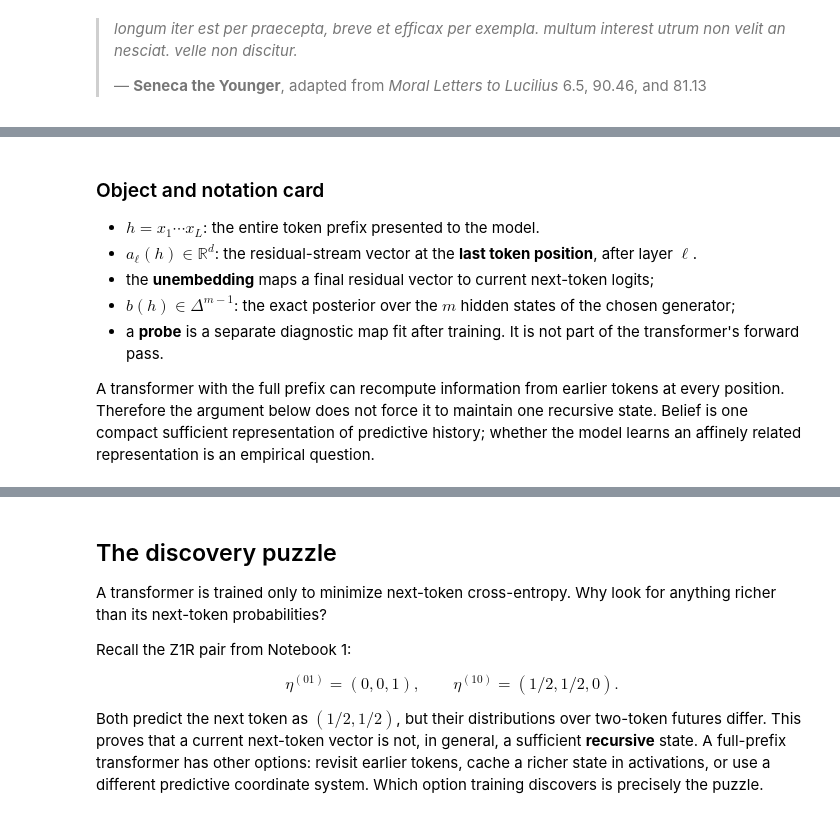
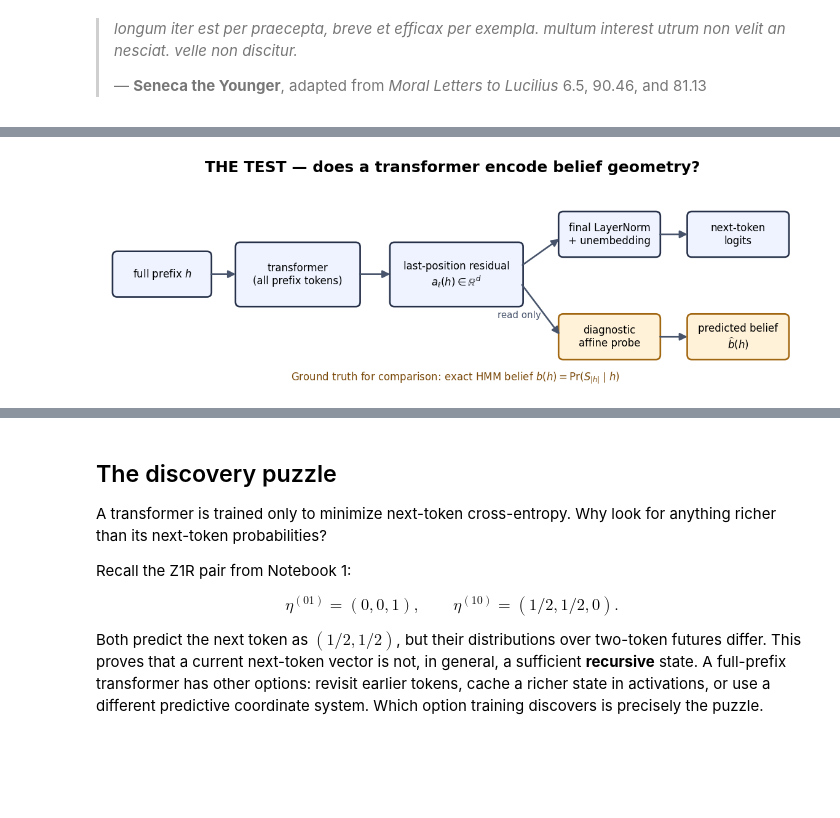
Before and after one commit to CharlesR-W/IliadIntensiveCompMechDay, a Jupyter notebook: notebooks/02_transformer_belief_geometry_solutions.ipynb, the cells around one changed output, grey strips where cells are left out. Cells and saved outputs as stored; diff of their text form; code cells hidden in the pictures; blank space fills up the shorter version.

```diff
--- a/notebooks/02_transformer_belief_geometry_solutions.ipynb
+++ b/notebooks/02_transformer_belief_geometry_solutions.ipynb
@@ -100,18 +42,61 @@ plt.show()
-# %% [markdown]
-### Object and notation card
-
-- $h=x_1\cdots x_L$: the entire token prefix presented to the model.
-- $a_\ell(h)\in\mathbb R^d$: the residual-stream vector at the
-  **last token position**, after layer $\ell$.
-- the **unembedding** maps a final residual vector to current
-  next-token logits;
-- $b(h)\in\Delta^{m-1}$: the exact posterior over the $m$ hidden
-  states of the chosen generator;
-- a **probe** is a separate diagnostic map fit after training. It is
-  not part of the transformer's forward pass.
-
-A transformer with the full prefix can recompute information from
-earlier tokens at every position. Therefore the argument below does
-not force it to maintain one recursive state. Belief is one compact
-sufficient representation of predictive history; whether the model
-learns an affinely related representation is an empirical question.
+# %%
+# ORIENTATION VISUAL — the objects used in this notebook.
+import numpy as np
+import matplotlib.pyplot as plt
+from matplotlib.patches import FancyBboxPatch, FancyArrowPatch
+
+fig, ax = plt.subplots(figsize=(12.2, 3.6))
+ax.set(xlim=(0, 12.2), ylim=(0, 3.6))
+ax.axis("off")
+
+def box(x, y, w, h, text, color="#eef3ff", edge="#27324a"):
+    ax.add_patch(FancyBboxPatch(
+        (x, y), w, h, boxstyle="round,pad=.04,rounding_size=.08",
+        fc=color, ec=edge, lw=1.6,
+    ))
+    ax.text(x+w/2, y+h/2, text, ha="center", va="center",
+            fontsize=10)
+
+def arrow(x1, y1, x2, y2, label=""):
+    ax.add_patch(FancyArrowPatch(
+        (x1, y1), (x2, y2), arrowstyle="-|>",
+        mutation_scale=15, lw=1.6, color="#47546b",
+    ))
+    if label:
+        ax.text((x1+x2)/2, (y1+y2)/2-.14, label,
+                ha="right", fontsize=9, color="#47546b")
+
+box(.2, 1.55, 1.65, .72, r"full prefix $h$")
+box(2.35, 1.38, 2.1, 1.05,
+    "transformer\n(all prefix tokens)")
+box(5.05, 1.38, 2.25, 1.05,
+    r"last-position residual"+"\n"+r"$a_\ell(h)\in\mathbb{R}^d$")
+box(8.0, 2.25, 1.7, .72, "final LayerNorm\n+ unembedding")
+box(10.25, 2.25, 1.7, .72,
+    "next-token\nlogits")
+box(8.0, .45, 1.7, .72, "diagnostic\naffine probe",
+    color="#fff2d8", edge="#a26712")
+box(10.25, .45, 1.7, .72,
+    r"predicted belief"+"\n"+r"$\widehat b(h)$",
+    color="#fff2d8", edge="#a26712")
+
+arrow(1.85, 1.91, 2.35, 1.91)
+arrow(4.45, 1.91, 5.05, 1.91)
+arrow(7.30, 2.05, 8.0, 2.55)
+arrow(9.70, 2.61, 10.25, 2.61)
+arrow(7.30, 1.75, 8.0, .82, "read only")
+arrow(9.70, .81, 10.25, .81)
+
+ax.text(
+    6.15, .05,
+    r"Ground truth for comparison: exact HMM belief "
+    r"$b(h)=\Pr(S_{|h|}\mid h)$",
+    ha="center", fontsize=10, color="#7b4b0b",
+)
+ax.set_title(
+    "THE TEST — does a transformer encode belief geometry?",
+    fontsize=15, fontweight="bold",
+)
+plt.show()
+# %% [output]
+[figure, added]
```
Also changed, not shown: parts of 22 cells of this notebook, 35 other files.
